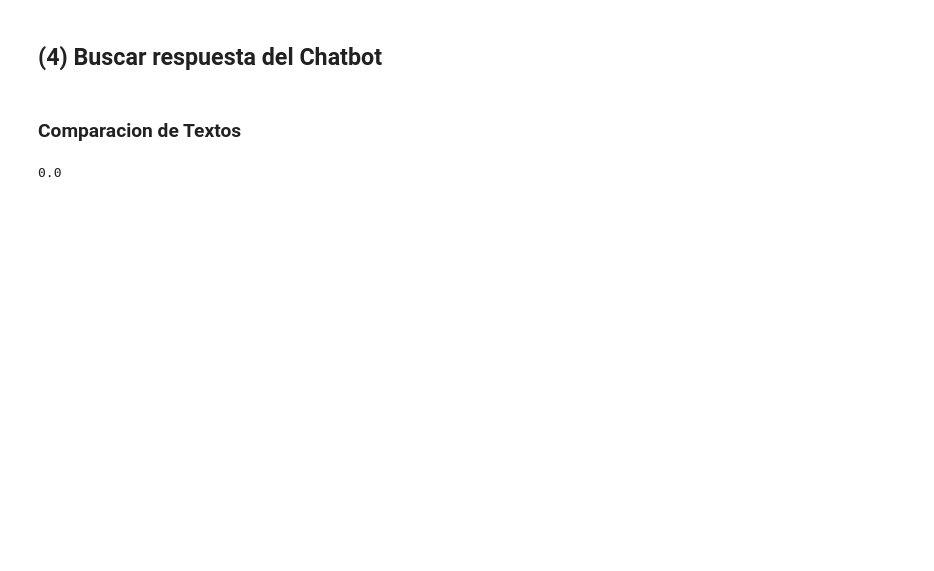
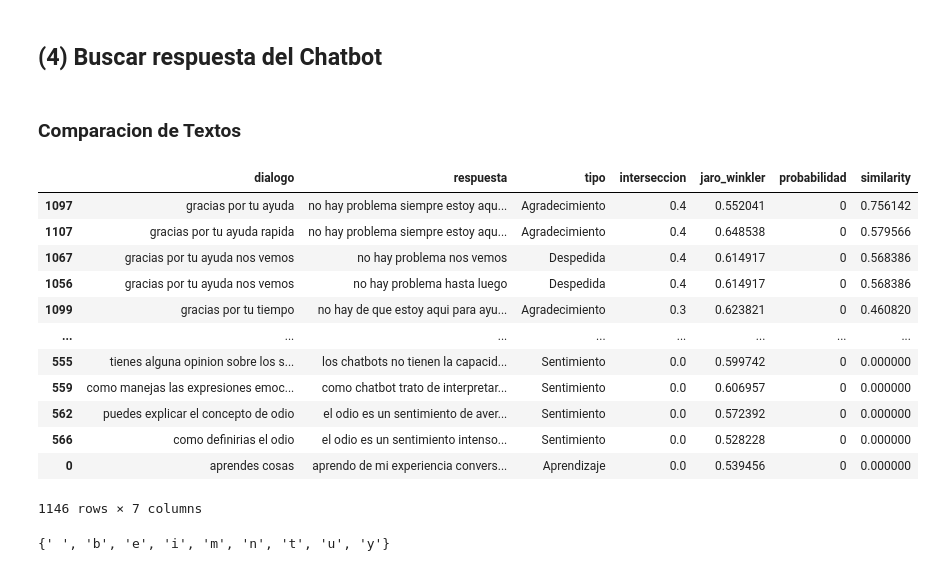
Before and after one commit to Bigote93/Chatbot_Alura_Sprint1, a Jupyter notebook: Chatbot_Inteligente_Alura_Sprint1.ipynb, the cells around one changed output. Saved outputs shown, nothing was run; the diff lists cells and outputs as text; code cells hidden in the pictures; blank space fills up the shorter version.

Commit message:
Columna similarity completa

```diff
--- a/Chatbot_Inteligente_Alura_Sprint1.ipynb
+++ b/Chatbot_Inteligente_Alura_Sprint1.ipynb
@@ -312,52 +309,32 @@ def dialogo(pregunta_usuario, df_registros):
   def interseccion(texto_user, texto_comparar):
 
     #Transformamos a Set un string
-    user_text = set(texto_user)
-    df_text = set(texto_comparar)
+    user_text = set(texto_user.split())
+    df_text = set(texto_comparar.split())
 
     # Calculo de interseccion
-    per_words_commun = len(list(user_text & df_text)) / len(list(user_text))
-
+    per_words_commun = len(user_text.intersection(df_text)) / len(user_text)
 
     return per_words_commun
 
   # Funcion similarity
-  def similarity(texto_user, texto_comparar, tfidf_matrix):
+  def similarity(texto_user, texto_comparar):
 
     # Transformamos y obtenemos la union entre los registros
     text_user_vector = vectorizador.transform([texto_user])
+    text_comparar_vector = vectorizador.transform([texto_comparar])
 
      # Calcular la similitud coseno entre el texto del usuario y el texto de comparación
-    similarity_score = cosine_similarity(text_user_vector, tfidf_matrix)
+    similarity_score = cosine_similarity(text_user_vector, text_comparar_vector)
 
     return similarity_score[0][0]
 
 
   # Recorremos cada fila para buscar cercania de pregunta con dialogo
   for idx, row in df_registros.iterrows():
-    df_registros.at[idx, 'interseccion'] = interseccion(pregunta_user_tratada, row)
-    df_registros.at[idx, 'jaro_winkler'] = jellyfish.jaro_winkler_similarity(pregunta_user_tratada,row)
-    df_registros.at[idx, 'similarity'] = ''
+
+    df_registros.at[idx, 'interseccion'] = interseccion(pregunta_user_tratada, row['dialogo'])
+    df_registros.at[idx, 'jaro_winkler'] = jellyfish.jaro_winkler_similarity(pregunta_user_tratada,row['dialogo'])
+    df_registros.at[idx, 'similarity'] = similarity(pregunta_user_tratada, row['dialogo'])
+
+  return df_registros
-# %%
-# Crear un vectorizador y entrenarlo con tus datos
-vectorizador = TfidfVectorizer()
-tfidf_matrix = vectorizador.fit_transform(df_dialogo.dialogo)
-
-# Cadenas de texto
-texto1 = 'hola como estas'
-texto2 = 'muy bien y tu'
-
-# Funcion similarity
-def similarity(texto_user, texto_comparar, tfidf_matrix):
-
-  # Transformamos y obtenemos la union entre los registros
-  text_user_vector = vectorizador.transform([texto_user, texto_comparar])
-
-  # Calcular la similitud coseno entre el texto del usuario y el texto de comparación
-  similarity_score = cosine_similarity(text_user_vector,tfidf_matrix )
-
-  return similarity_score[0][0]
-
-similarity(texto1, texto2,tfidf_matrix)
-# %% [output]
-0.0
@@ -386,0 +341,35 @@ print(similarity(texto1, texto2))
+# %%
+
+
+df_registros = dialogo('Me tengo que retirar a comer, gracias por tu ayuda', df_dialogo)
+
+df_registros.sort_values(by = 'similarity', ascending=False)
+# %% [output]
+|  | dialogo | respuesta | tipo | interseccion | jaro_winkler | probabilidad | similarity |
+| 1097 | gracias por tu ayuda | no hay problema siempre estoy aqu... | Agradecimiento | 0.4 | 0.552041 | 0 | 0.756142 |
+| 1107 | gracias por tu ayuda rapida | no hay problema siempre estoy aqu... | Agradecimiento | 0.4 | 0.648538 | 0 | 0.579566 |
+| 1067 | gracias por tu ayuda nos vemos | no hay problema nos vemos | Despedida | 0.4 | 0.614917 | 0 | 0.568386 |
+| 1056 | gracias por tu ayuda nos vemos | no hay problema hasta luego | Despedida | 0.4 | 0.614917 | 0 | 0.568386 |
+| 1099 | gracias por tu tiempo | no hay de que estoy aqui para ayu... | Agradecimiento | 0.3 | 0.623821 | 0 | 0.460820 |
+| ... | ... | ... | ... | ... | ... | ... | ... |
+| 555 | tienes alguna opinion sobre los s... | los chatbots no tienen la capacid... | Sentimiento | 0.0 | 0.599742 | 0 | 0.000000 |
+| 559 | como manejas las expresiones emoc... | como chatbot trato de interpretar... | Sentimiento | 0.0 | 0.606957 | 0 | 0.000000 |
+| 562 | puedes explicar el concepto de odio | el odio es un sentimiento de aver... | Sentimiento | 0.0 | 0.572392 | 0 | 0.000000 |
+| 566 | como definirias el odio | el odio es un sentimiento intenso... | Sentimiento | 0.0 | 0.528228 | 0 | 0.000000 |
+| 0 | aprendes cosas | aprendo de mi experiencia convers... | Aprendizaje | 0.0 | 0.539456 | 0 | 0.000000 |
+1146 rows × 7 columns
+# %%
+
+# Cadenas de texto
+texto1 = 'hola como estas'
+texto2 = 'muy bien y tu'
+
+user_text = set(texto1)
+
+
+df_text = set(texto2)
+
+
+df_text
+# %% [output]
+{' ', 'b', 'e', 'i', 'm', 'n', 't', 'u', 'y'}
```
Also changed, not shown: parts of 3 cells of this notebook.
